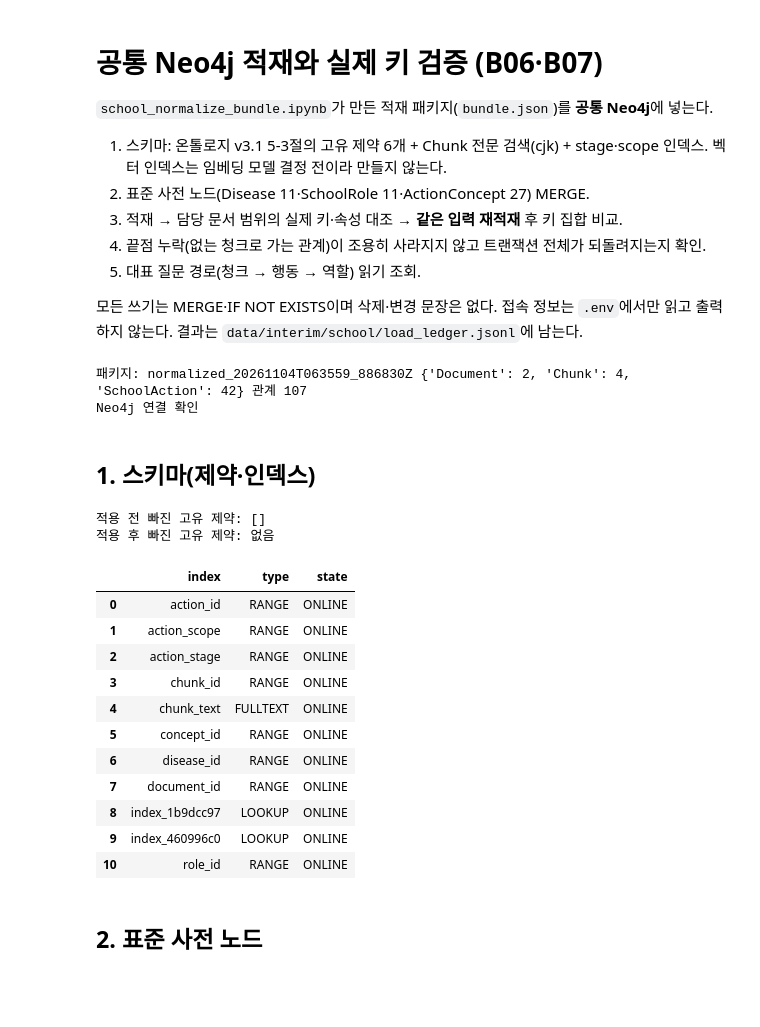
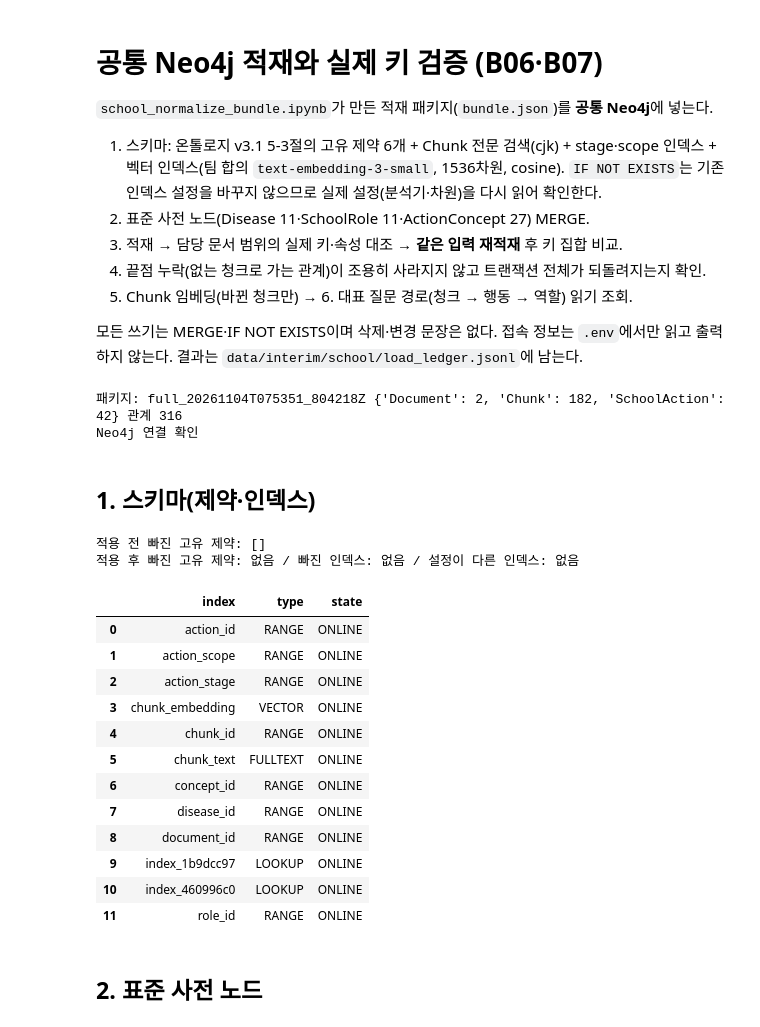
Before and after one commit to encore-ai-campus/mle-02-p2-team2, a Jupyter notebook: notebooks/school/school_load.ipynb, the cells around one changed output. Cells and saved outputs as stored; diff of their text form; code cells hidden in the pictures; blank space fills up the shorter version.

```diff
--- a/notebooks/school/school_load.ipynb
+++ b/notebooks/school/school_load.ipynb
@@ -3,11 +3,11 @@
 
 `school_normalize_bundle.ipynb`가 만든 적재 패키지(`bundle.json`)를 **공통 Neo4j**에 넣는다.
 
-1. 스키마: 온톨로지 v3.1 5-3절의 고유 제약 6개 + Chunk 전문 검색(cjk) + stage·scope 인덱스. 벡터 인덱스는 임베딩 모델 결정 전이라 만들지 않는다.
+1. 스키마: 온톨로지 v3.1 5-3절의 고유 제약 6개 + Chunk 전문 검색(cjk) + stage·scope 인덱스 + 벡터 인덱스(팀 합의 `text-embedding-3-small`, 1536차원, cosine). `IF NOT EXISTS`는 기존 인덱스 설정을 바꾸지 않으므로 실제 설정(분석기·차원)을 다시 읽어 확인한다.
 2. 표준 사전 노드(Disease 11·SchoolRole 11·ActionConcept 27) MERGE.
 3. 적재 → 담당 문서 범위의 실제 키·속성 대조 → **같은 입력 재적재** 후 키 집합 비교.
 4. 끝점 누락(없는 청크로 가는 관계)이 조용히 사라지지 않고 트랜잭션 전체가 되돌려지는지 확인.
-5. 대표 질문 경로(청크 → 행동 → 역할) 읽기 조회.
+5. Chunk 임베딩(바뀐 청크만) → 6. 대표 질문 경로(청크 → 행동 → 역할) 읽기 조회.
 
 모든 쓰기는 MERGE·IF NOT EXISTS이며 삭제·변경 문장은 없다. 접속 정보는 `.env`에서만 읽고 출력하지 않는다. 결과는 `data/interim/school/load_ledger.jsonl`에 남는다.
 # %%
@@ -23,6 +23,7 @@ ROOT = Path("../..").resolve()
 sys.path.insert(0, str(ROOT / "src"))
 
 from index.school.dictionaries import load_dictionaries
+from index.school.embed import EMBEDDING_MODEL, embed_chunks, make_embedder
 from index.school.load import (
     LoadError,
     fetch_scope_keys,
@@ -34,7 +35,7 @@ from index.school.load import (
 from index.school.neo4j_local import get_driver
 from index.school.schema_init import apply_schema, missing_dictionary_refs, schema_state, seed_dictionaries
 
-BUNDLE_DIR = ROOT / "data" / "interim" / "school" / "normalized_20261104T063559_886830Z"
+BUNDLE_DIR = ROOT / "data" / "interim" / "school" / "full_20261104T075351_804218Z"
 LEDGER = ROOT / "data" / "interim" / "school" / "load_ledger.jsonl"
 bundle = json.loads((BUNDLE_DIR / "bundle.json").read_text(encoding="utf-8"))
 bundle["dictionary_refs"] = [tuple(x) for x in bundle["dictionary_refs"]]
@@ -43,33 +44,35 @@ print("패키지:", BUNDLE_DIR.name, {k: len(v) for k, v in bundle["nodes"].item
 driver, DATABASE = get_driver(ROOT / ".env")
 print("Neo4j 연결 확인")
 # %% [output]
-패키지: normalized_20261104T063559_886830Z {'Document': 2, 'Chunk': 4, 'SchoolAction': 42} 관계 107
+패키지: full_20261104T075351_804218Z {'Document': 2, 'Chunk': 182, 'SchoolAction': 42} 관계 316
 Neo4j 연결 확인
 # %% [markdown]
 ## 1. 스키마(제약·인덱스)
 # %%
 before = schema_state(driver, DATABASE)
 print("적용 전 빠진 고유 제약:", before["missing_constraints"])
 apply_schema(driver, DATABASE)
 after = schema_state(driver, DATABASE)
-print("적용 후 빠진 고유 제약:", after["missing_constraints"] or "없음")
+print("적용 후 빠진 고유 제약:", after["missing_constraints"] or "없음",
+      "/ 빠진 인덱스:", after["missing_indexes"] or "없음", "/ 설정이 다른 인덱스:", after["wrong_index_options"] or "없음")
 display(pd.DataFrame([{"index": k, "type": v[0], "state": v[1]} for k, v in sorted(after["indexes"].items())]))
-assert not after["missing_constraints"]
+assert not after["missing_constraints"] and not after["missing_indexes"] and not after["wrong_index_options"]
 # %% [output]
 적용 전 빠진 고유 제약: []
-적용 후 빠진 고유 제약: 없음
+적용 후 빠진 고유 제약: 없음 / 빠진 인덱스: 없음 / 설정이 다른 인덱스: 없음
 |  | index | type | state |
 | 0 | action_id | RANGE | ONLINE |
 | 1 | action_scope | RANGE | ONLINE |
 | 2 | action_stage | RANGE | ONLINE |
-| 3 | chunk_id | RANGE | ONLINE |
-| 4 | chunk_text | FULLTEXT | ONLINE |
-| 5 | concept_id | RANGE | ONLINE |
-| 6 | disease_id | RANGE | ONLINE |
-| 7 | document_id | RANGE | ONLINE |
-| 8 | index_1b9dcc97 | LOOKUP | ONLINE |
-| 9 | index_460996c0 | LOOKUP | ONLINE |
-| 10 | role_id | RANGE | ONLINE |
+| 3 | chunk_embedding | VECTOR | ONLINE |
+| 4 | chunk_id | RANGE | ONLINE |
+| 5 | chunk_text | FULLTEXT | ONLINE |
+| 6 | concept_id | RANGE | ONLINE |
+| 7 | disease_id | RANGE | ONLINE |
+| 8 | document_id | RANGE | ONLINE |
+| 9 | index_1b9dcc97 | LOOKUP | ONLINE |
+| 10 | index_460996c0 | LOOKUP | ONLINE |
+| 11 | role_id | RANGE | ONLINE |
 # %% [markdown]
 ## 2. 표준 사전 노드
 # %%
```
Also changed, not shown: parts of 8 cells of this notebook, 16 other files.
